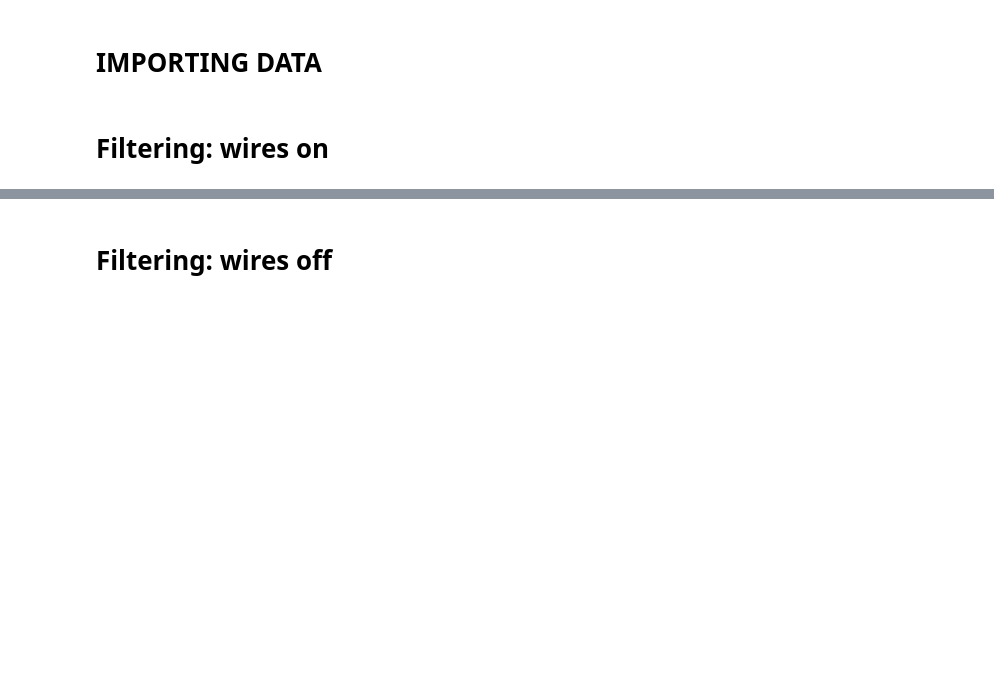
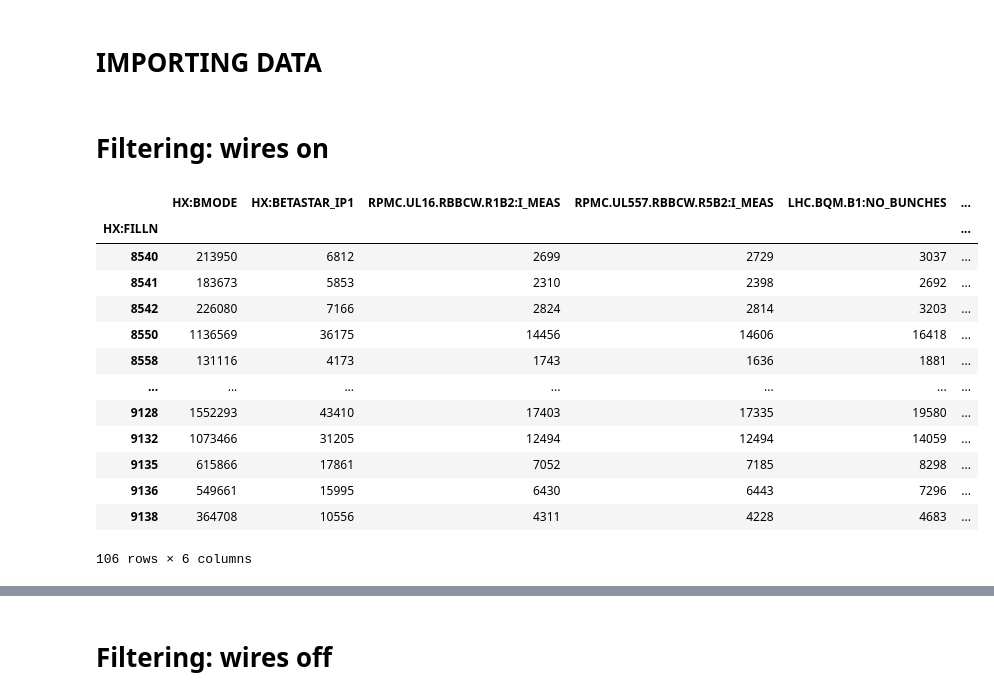
Before and after one commit to pbelange/WireDAQ, a Jupyter notebook: 000_filter_fills.ipynb, the cells around one changed output, grey strips where cells are left out. Cells and saved outputs as stored; diff of their text form; code cells hidden in the pictures; blank space fills up the shorter version.

```diff
--- a/000_filter_fills.ipynb
+++ b/000_filter_fills.ipynb
@@ -51,6 +51,23 @@ file_list = [f for f in file_list if str(f).split('FILLN=')[1][:4] not in to_exc
 df = parser.from_parquet(file=file_list, variables=variables)
 # %% [markdown]
 # Filtering: wires on
+# %%
+df.groupby('HX:FILLN').count()
+# %% [output]
+|  | HX:BMODE | HX:BETASTAR_IP1 | RPMC.UL16.RBBCW.R1B2:I_MEAS | RPMC.UL557.RBBCW.R5B2:I_MEAS | LHC.BQM.B1:NO_BUNCHES | ... |
+| HX:FILLN |  |  |  |  |  | ... |
+| 8540 | 213950 | 6812 | 2699 | 2729 | 3037 | ... |
+| 8541 | 183673 | 5853 | 2310 | 2398 | 2692 | ... |
+| 8542 | 226080 | 7166 | 2824 | 2814 | 3203 | ... |
+| 8550 | 1136569 | 36175 | 14456 | 14606 | 16418 | ... |
+| 8558 | 131116 | 4173 | 1743 | 1636 | 1881 | ... |
+| ... | ... | ... | ... | ... | ... | ... |
+| 9128 | 1552293 | 43410 | 17403 | 17335 | 19580 | ... |
+| 9132 | 1073466 | 31205 | 12494 | 12494 | 14059 | ... |
+| 9135 | 615866 | 17861 | 7052 | 7185 | 8298 | ... |
+| 9136 | 549661 | 15995 | 6430 | 6443 | 7296 | ... |
+| 9138 | 364708 | 10556 | 4311 | 4228 | 4683 | ... |
+106 rows × 6 columns
 # %%
 
 for _var in ['HX:BMODE','HX:FILLN',"HX:BETASTAR_IP1",beams[0].Nb,beams[1].Nb]:
```
Also changed, not shown: parts of 3 cells of this notebook, 14 other files.
